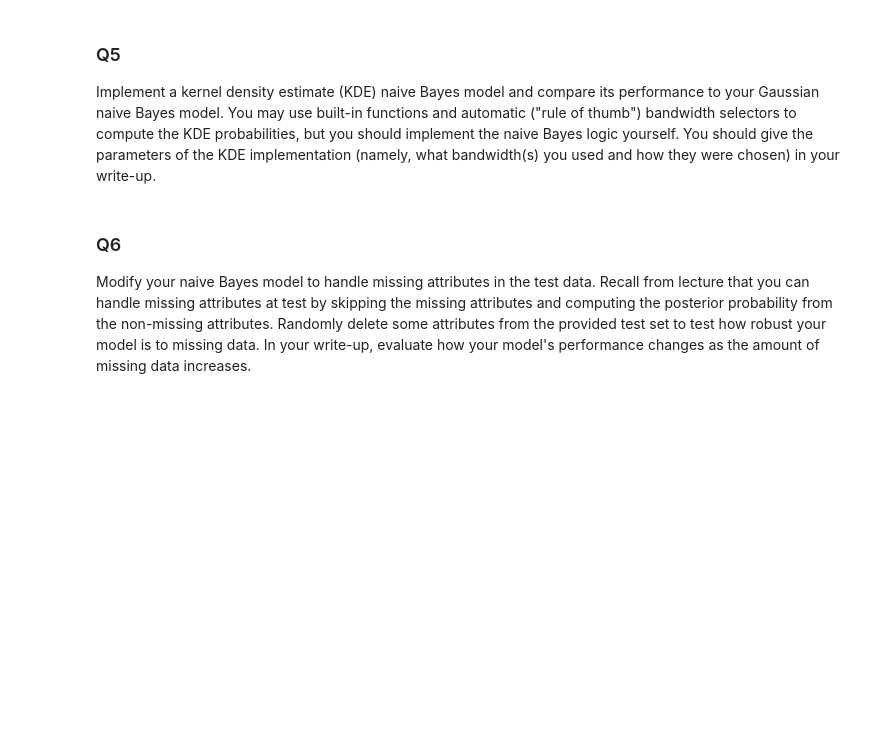
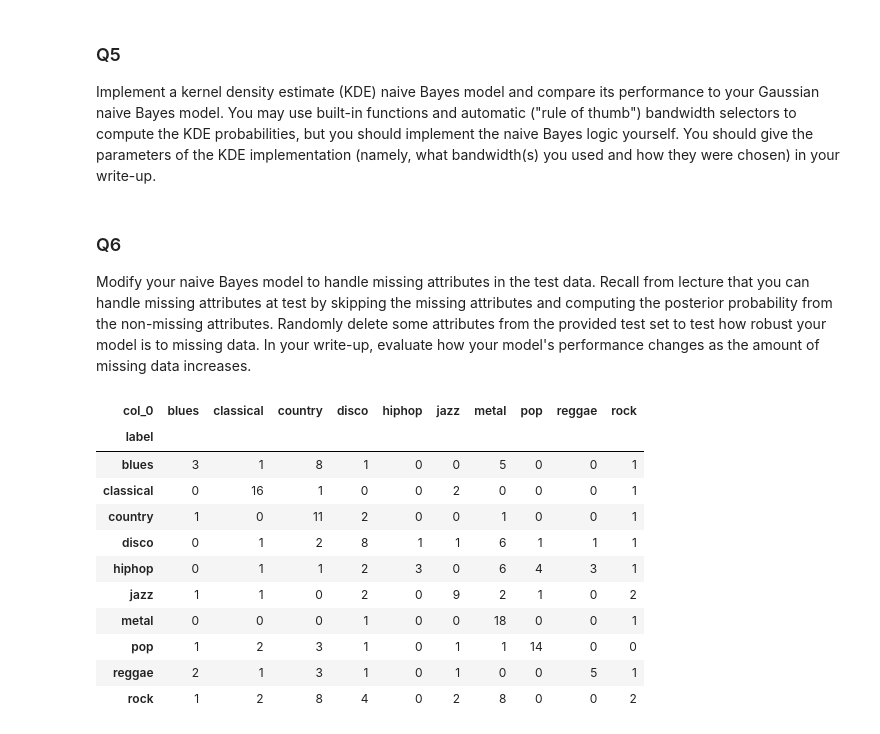
Before and after one commit to EasonXuUniMelb/ML_Ass1, a Jupyter notebook: COMP30027_2023_asst1_template.ipynb, the cells around one changed output. Drawn from its saved outputs; the diff is of its cells as text; code cells hidden in the pictures; blank space fills up the shorter version.

```diff
--- a/COMP30027_2023_asst1_template.ipynb
+++ b/COMP30027_2023_asst1_template.ipynb
@@ -265,0 +294,20 @@ Modify your naive Bayes model to handle missing attributes in the test data. Rec
+# %%
+def delete_value_by_proportion(test_data_df, proportion):
+    df_copy = test_data_df.copy()
+    for col in df_copy.columns[1:-1]:
+        df_copy.loc[df_copy.sample(frac = proportion).index, col] = np.nan
+
+    return df_copy
+# %% [output]
+| col_0 | blues | classical | country | disco | hiphop | jazz | metal | pop | reggae | rock |
+| label |  |  |  |  |  |  |  |  |  |  |
+| blues | 3 | 1 | 8 | 1 | 0 | 0 | 5 | 0 | 0 | 1 |
+| classical | 0 | 16 | 1 | 0 | 0 | 2 | 0 | 0 | 0 | 1 |
+| country | 1 | 0 | 11 | 2 | 0 | 0 | 1 | 0 | 0 | 1 |
+| disco | 0 | 1 | 2 | 8 | 1 | 1 | 6 | 1 | 1 | 1 |
+| hiphop | 0 | 1 | 1 | 2 | 3 | 0 | 6 | 4 | 3 | 1 |
+| jazz | 1 | 1 | 0 | 2 | 0 | 9 | 2 | 1 | 0 | 2 |
+| metal | 0 | 0 | 0 | 1 | 0 | 0 | 18 | 0 | 0 | 1 |
+| pop | 1 | 2 | 3 | 1 | 0 | 1 | 1 | 14 | 0 | 0 |
+| reggae | 2 | 1 | 3 | 1 | 0 | 1 | 0 | 0 | 5 | 1 |
+| rock | 1 | 2 | 8 | 4 | 0 | 2 | 8 | 0 | 0 | 2 |
```
Also changed, not shown: parts of 17 cells of this notebook.
